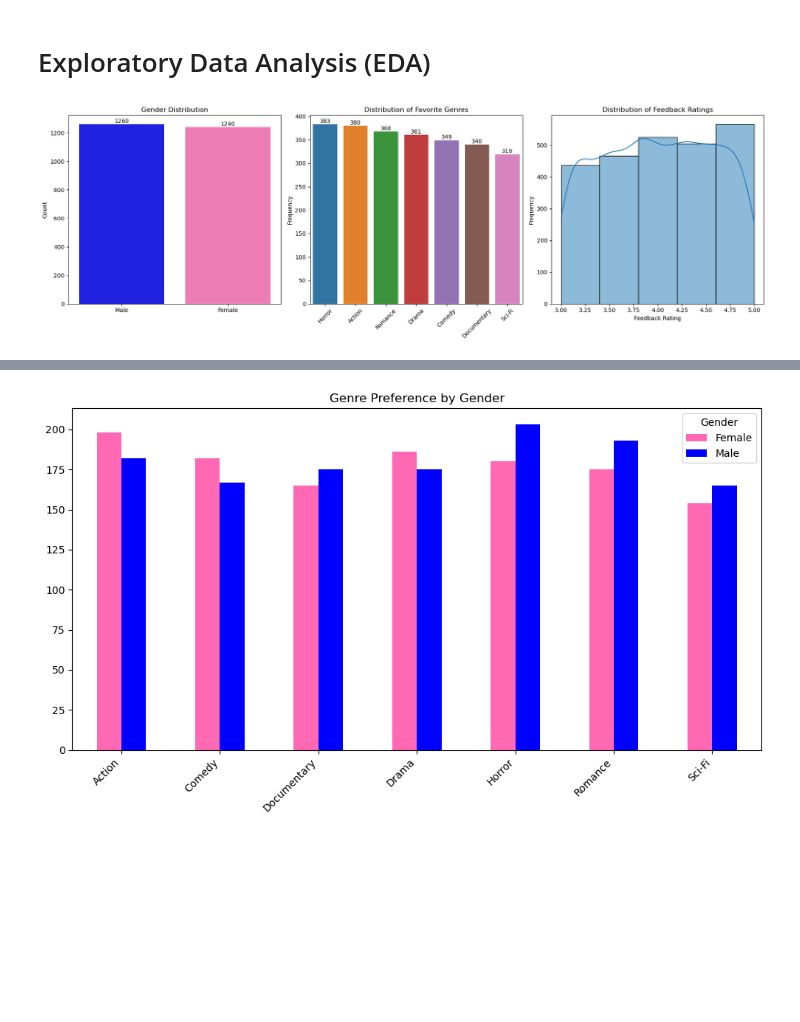
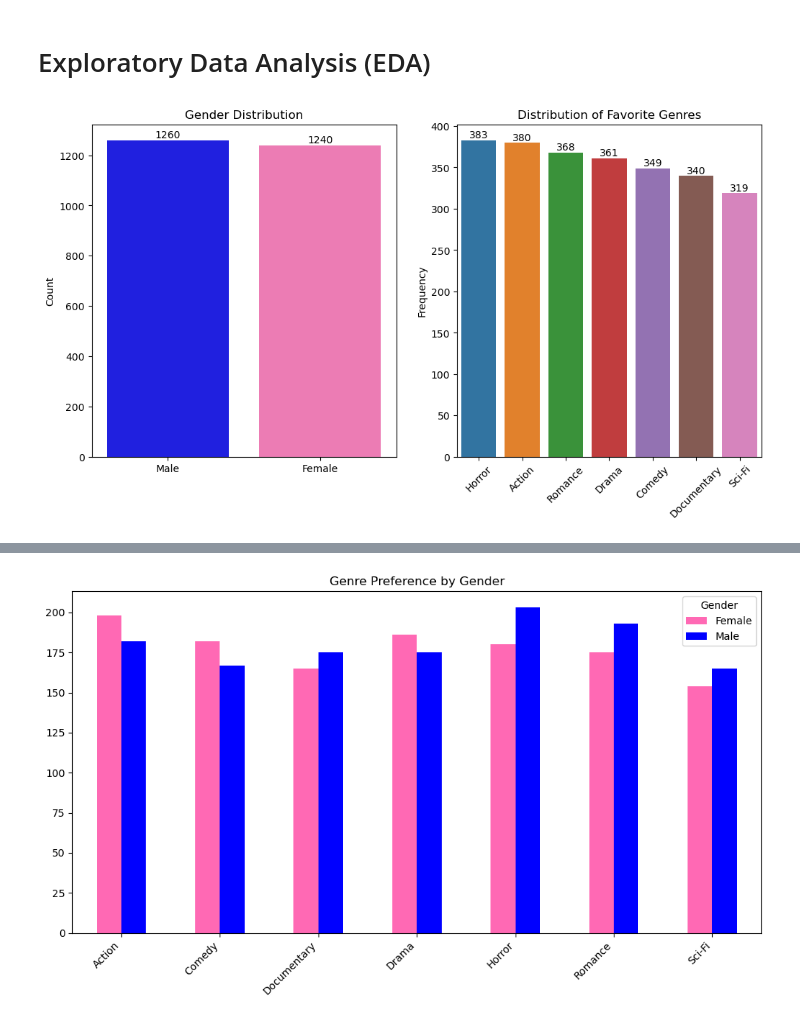
Before and after one commit to LEdwards-Analytics/Predictive-Modeling-for-Amazon-Prime-Subscription-Plans-Insights-from-User-Data, a Jupyter notebook: notebooks/Amazon Prime Users Analysis.ipynb, the cells around one changed output, grey strips where cells are left out. Saved outputs shown, nothing was run; the diff lists cells and outputs as text; code cells hidden in the pictures; blank space fills up the shorter version.

```diff
--- a/notebooks/Amazon Prime Users Analysis.ipynb
+++ b/notebooks/Amazon Prime Users Analysis.ipynb
@@ -67,7 +66,7 @@ warnings.simplefilter(action='ignore', category=FutureWarning)
 # Data Preprocessing
 # %%
 # Load the dataset
-data = pd.read_csv("data/amazon_prime_users.csv")
+data = pd.read_csv("C:/Users/luke3/Documents/GitHub/Predictive-Modeling-for-Amazon-Prime-Subscription-Plans-Insights-from-User-Data/data/amazon_prime_users.csv")
 # %%
 # Display the first 5 rows of the data set
 data.head()
@@ -165,38 +158,31 @@ data_by_month
 # %%
 pd.set_option('mode.use_inf_as_na', True)
 # Create subplots for three plots
-fig, axes = plt.subplots(nrows=1, ncols=3, figsize=(18, 6))
+fig, axes = plt.subplots(nrows=1, ncols=2, figsize=(12,6))
 
 # Plot 1: Bar plot of Gender Distribution
 gender_counts = data['Gender'].value_counts()
 sns.barplot(x=gender_counts.index, y=gender_counts.values, ax=axes[0], palette=['blue', 'hotpink'])
 axes[0].set_title('Gender Distribution')
 axes[0].set_xlabel('')
 axes[0].set_ylabel('Count')
 
 # Add counts above the bars
 for index, value in enumerate(gender_counts.values):
     axes[0].text(index, value + 0.1, str(value), ha='center', va='bottom')
 
 # Plot 2: Bar plot of Favorite Genres
 genre_counts = data['Favorite Genres'].value_counts()
 sns.barplot(x=genre_counts.index, y=genre_counts.values, ax=axes[1])
 axes[1].set_title('Distribution of Favorite Genres')
 axes[1].set_xlabel('')
 axes[1].set_ylabel('Frequency')
 axes[1].tick_params(axis='x', rotation=45)  # Rotate x-axis labels for better readability
 
 # Add counts above the bars
 for index, value in enumerate(genre_counts.values):
     axes[1].text(index, value + 0.1, str(value), ha='center', va='bottom')
 
-# Plot 3: Histogram of Feedback Ratings
-sns.histplot(data=data, x='Feedback/Ratings', bins=5, kde=True, ax=axes[2])
-axes[2].set_title('Distribution of Feedback Ratings')
-axes[2].set_xlabel('Feedback Rating')
-axes[2].set_ylabel('Frequency')
-
-plt.tight_layout()
 plt.show()
 # %% [output]
-[figure, old version]
+[figure, new version]
```
Also changed, not shown: parts of 9 cells of this notebook, 1 other file.
